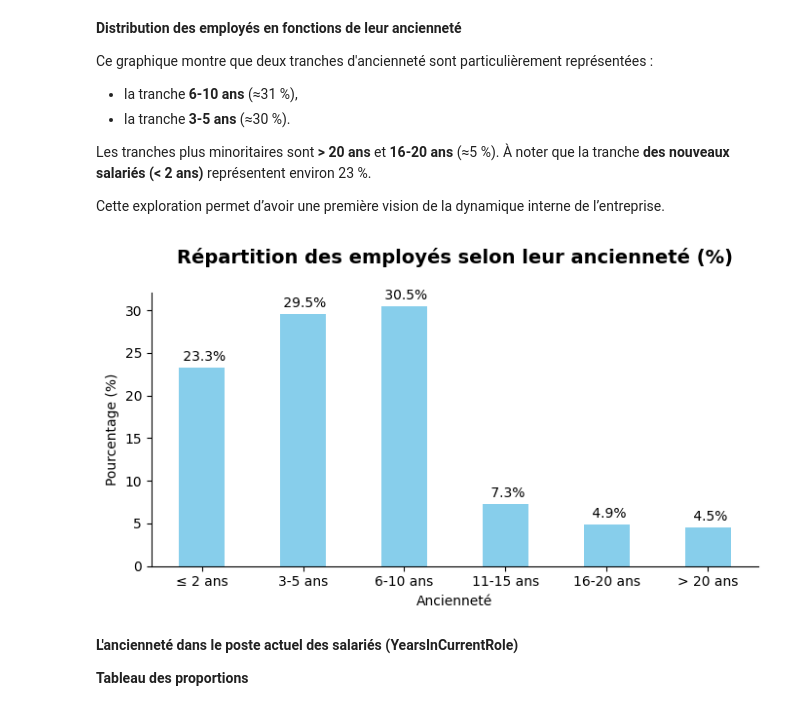
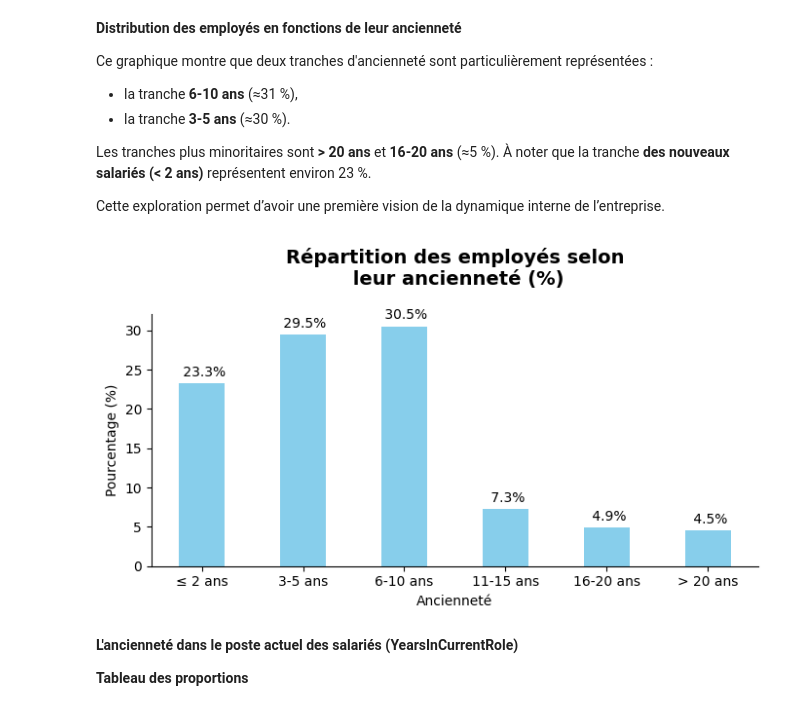
Before and after one commit to Kemuri15/employee-attrition-analysis, a Jupyter notebook: notebooks/04_axe_2_conditions_travail.ipynb, the cells around one changed output. Cells and saved outputs as stored; diff of their text form; code cells hidden in the pictures.

```diff
--- a/notebooks/04_axe_2_conditions_travail.ipynb
+++ b/notebooks/04_axe_2_conditions_travail.ipynb
@@ -355,5 +350,0 @@ La variable *Attrition*, initialement codée sous forme catégorielle ("Yes"/"No
-# %%
-
-# Transformation de la variable Attrition
-df_conditions_travail["Attrition_num"] = df_conditions_travail["Attrition"].map({"No": 0, "Yes": 1})
-df_conditions_travail.head(2)
@@ -758,32 +744,32 @@ Cette exploration permet d’avoir une première vision de la dynamique interne
 # %%
 YearsAtCompany_count = YearsAtCompany_count.sort_values("Tranche_Anciennete", ascending=True)
 
 fig, ax = plt.subplots(figsize=(7,4))
 
 ax.spines["top"].set_visible(False)
 ax.spines["right"].set_visible(False)
 
 # Données
 x = np.arange(len(YearsAtCompany_count.index))
 y = YearsAtCompany_count.Pourcentage
 
 # Barplot
 bars = ax.bar(x, y, width=0.45, color="skyblue")
 
 # Pourcentage affiché
 
 ax.bar_label(bars, labels=[f"{v : .1F}%" for v in y], padding=3)
 
 # Axes et labels
 ax.set_xticks(x)
 ax.set_xticklabels(YearsAtCompany_count.Tranche_Anciennete)
 ax.set_xlabel("Ancienneté")
 ax.set_ylabel("Pourcentage (%)")
-ax.set_title("Répartition des employés selon leur ancienneté (%)\n", fontsize=14, fontweight="bold")
+ax.set_title("Répartition des employés selon\n leur ancienneté (%)\n", fontsize=14, fontweight="bold")
 fig.tight_layout()
 plt.show()
 # %% [output]
-[figure, old version]
+[figure, new version]
 # %% [markdown]
 **L'ancienneté dans le poste actuel des salariés (YearsInCurrentRole)**
 
```
Also changed, not shown: parts of 4 cells of this notebook, 3 other files.
